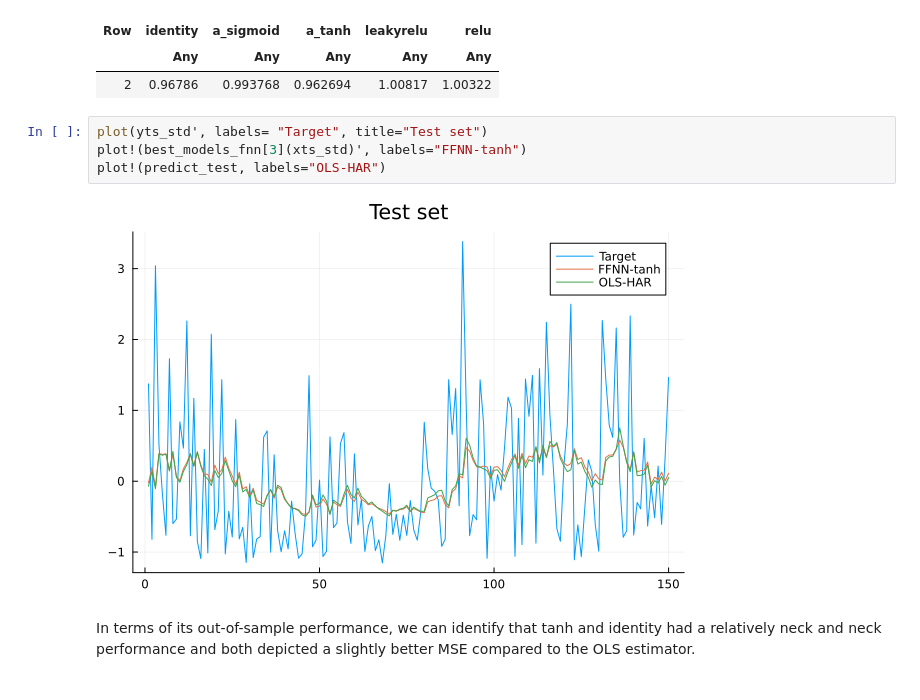
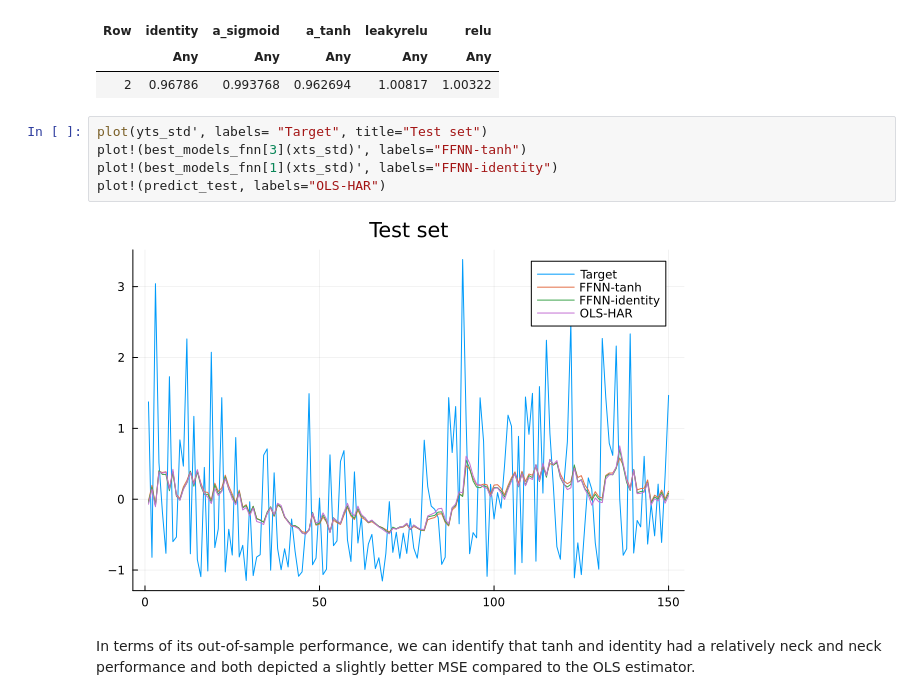
Before and after one commit to aidahodzc/Project-1, a Jupyter notebook: Part C.ipynb, the cells around one changed output. Saved outputs shown, nothing was run; the diff lists cells and outputs as text.

```diff
--- a/Part C.ipynb
+++ b/Part C.ipynb
@@ -410,9 +410,10 @@ DataFrameRow (5 columns)
 # %%
 plot(yts_std', labels= "Target", title="Test set")
 plot!(best_models_fnn[3](xts_std)', labels="FFNN-tanh")
+plot!(best_models_fnn[1](xts_std)', labels="FFNN-identity")
 plot!(predict_test, labels="OLS-HAR")
 # %% [output]
-[figure, old version]
+[figure, new version]
 # %% [markdown]
 In terms of its out-of-sample performance, we can identify that tanh and identity had a relatively neck and neck performance and both depicted a slightly better MSE compared to the OLS estimator.
 # %% [markdown]
```
Also changed, not shown: parts of 5 cells of this notebook.
